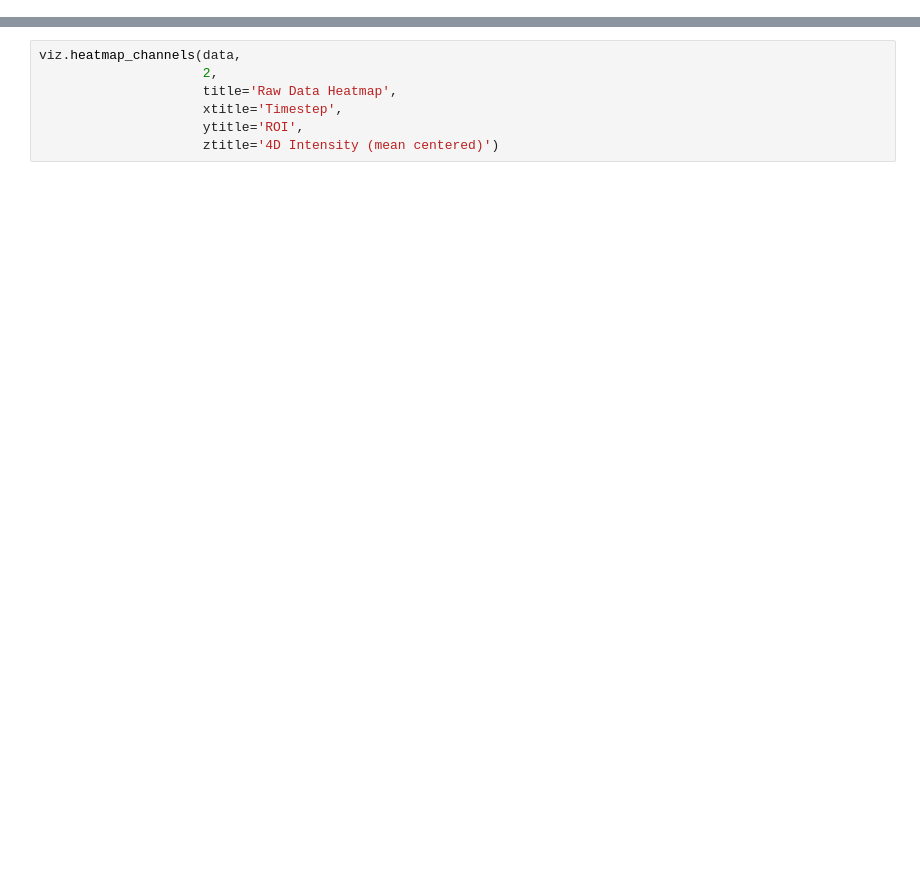
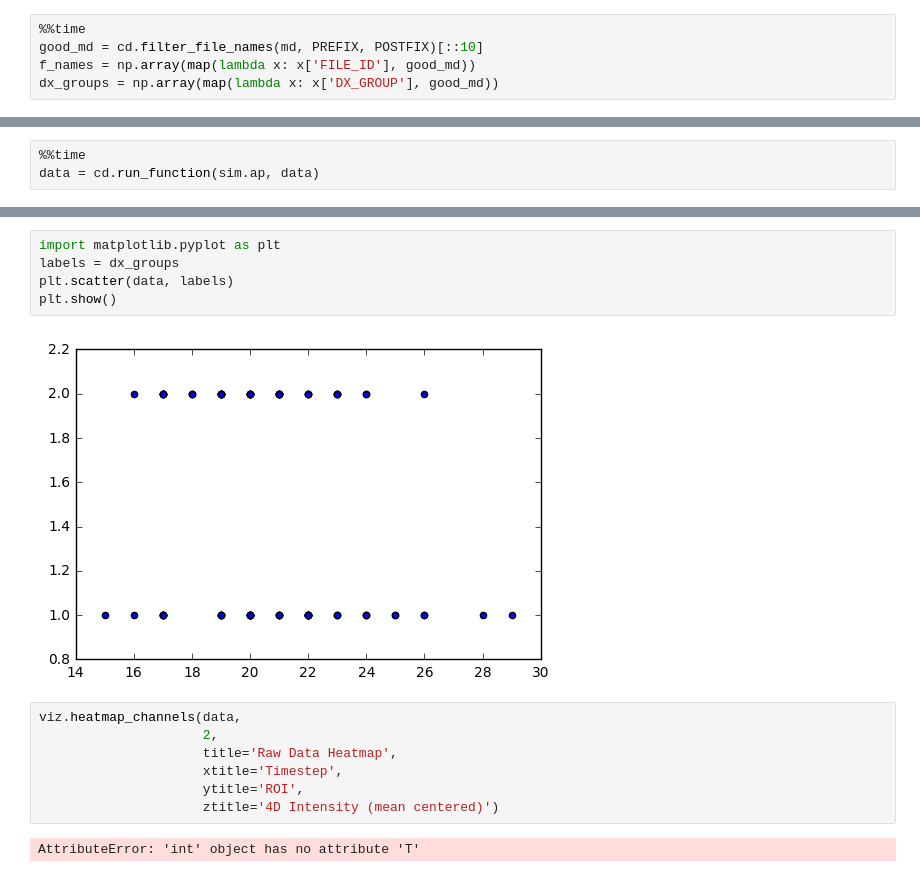
Before and after one commit to rmarren1/jhu-projects, a Jupyter notebook: notes/Sandbox.ipynb, the cells around one changed output, grey strips where cells are left out. Saved outputs shown, nothing was run; the diff lists cells and outputs as text; blank space fills up the shorter version.

Commit message:
added affinity propagation, refactored some metadata retrieval to get truth data

```diff
--- a/notes/Sandbox.ipynb
+++ b/notes/Sandbox.ipynb
@@ -18,0 +24,5 @@ f_names = cd.get_filenames(md, PREFIX, POSTFIX)
+# %%
+%%time
+good_md = cd.filter_file_names(md, PREFIX, POSTFIX)[::10]
+f_names = np.array(map(lambda x: x['FILE_ID'], good_md))
+dx_groups = np.array(map(lambda x: x['DX_GROUP'], good_md))
@@ -32,0 +59,3 @@ data = cd.run_function(sim.dtw, data)
+# %%
+%%time
+data = cd.run_function(sim.ap, data)
@@ -33,3 +66,10 @@ data = cd.run_function(sim.dtw, data)
+# %%
+import matplotlib.pyplot as plt
+labels = dx_groups
+plt.scatter(data, labels)
+plt.show()
+# %% [output]
+[figure, added]
 # %%
 viz.heatmap_channels(data,
                      2,
@@ -37,3 +77,5 @@ viz.heatmap_channels(data,
                      xtitle='Timestep',
                      ytitle='ROI',
                      ztitle='4D Intensity (mean centered)')
+# %% [output]
+AttributeError: 'int' object has no attribute 'T'
```
Also changed, not shown: parts of 10 cells of this notebook, 2 other files.
